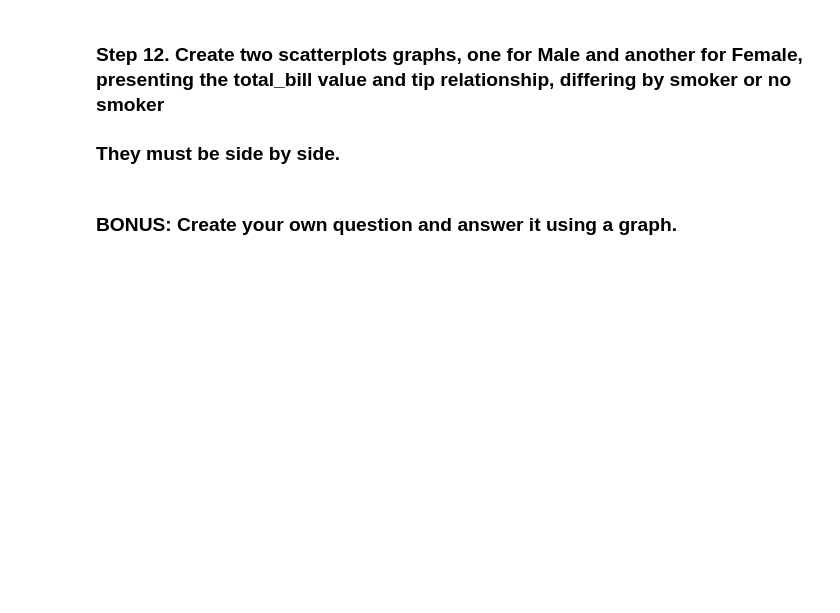
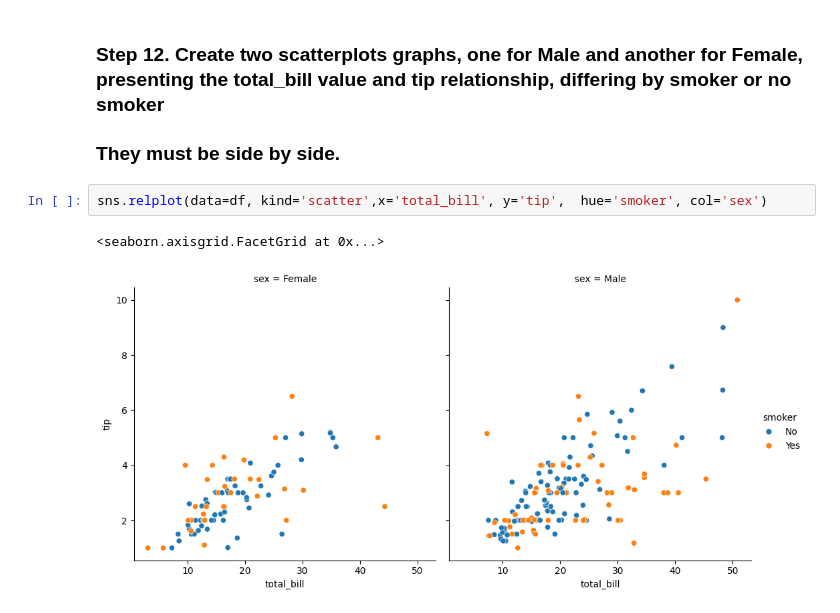
Before and after one commit to LLAES07/pyspark_exercises, a Jupyter notebook: 07_Visualization/Tips/Exercises.ipynb, the cells around one changed output. Saved outputs shown, nothing was run; the diff lists cells and outputs as text; blank space fills up the shorter version.

```diff
--- a/07_Visualization/Tips/Exercises.ipynb
+++ b/07_Visualization/Tips/Exercises.ipynb
@@ -169,5 +159,8 @@ plt.show()
 # %% [markdown]
 ### Step 12. Create two scatterplots graphs, one for Male and another for Female, presenting the total_bill value and tip relationship, differing by smoker or no smoker
 ### They must be side by side.
-# %% [markdown]
-### BONUS: Create your own question and answer it using a graph.
+# %%
+sns.relplot(data=df, kind='scatter',x='total_bill', y='tip',  hue='smoker', col='sex')
+# %% [output]
+<seaborn.axisgrid.FacetGrid at 0x...>
+[figure, added]
```
Also changed, not shown: parts of 1 cell of this notebook.
